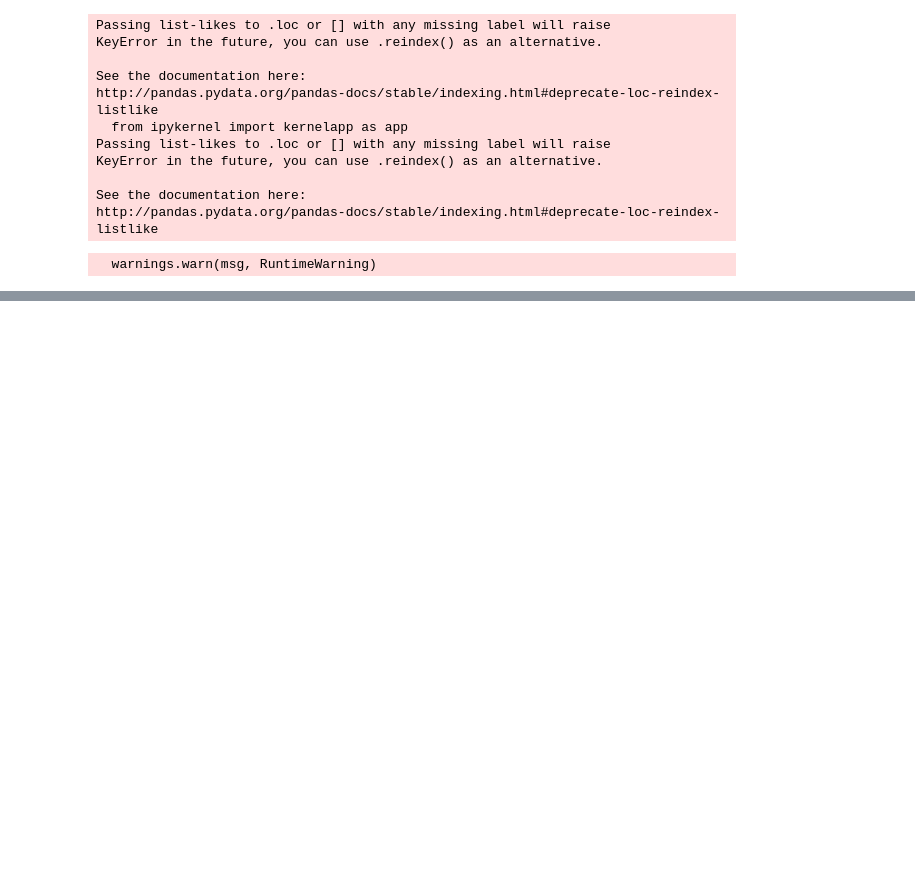
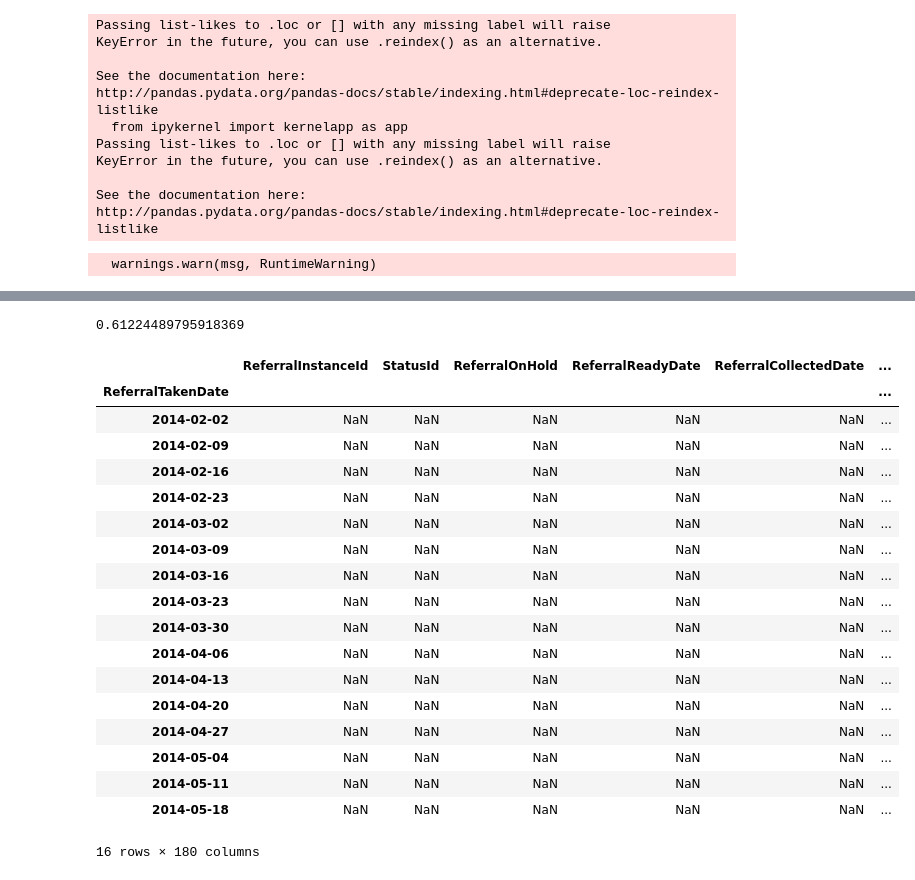
Before and after one commit to DataKind-UK/Welcome-Centre-DataCorps-Code, a Jupyter notebook: notebooks/initial_model.ipynb, the cells around one changed output, grey strips where cells are left out. Saved outputs shown, nothing was run; the diff lists cells and outputs as text; code cells hidden in the pictures; blank space fills up the shorter version.

```diff
--- a/notebooks/initial_model.ipynb
+++ b/notebooks/initial_model.ipynb
@@ -565,0 +410,2 @@ y = np.random.rand(10)
+# %%
+referrals2 = referrals.pipe(calc_look_ahead_stats)
@@ -565,0 +429,4 @@ y = np.random.rand(10)
+# %%
+referrals2 = referrals2[referrals2['weeks']>52]
+# %%
+referrals2 = referrals2.sort_values('ReferralTakenDate')
@@ -569,0 +576,28 @@ def top_n_match(x, y, top_n_percent=10):
+# %%
+top_10[top_10['simple']]['pred'].mean()
+# %% [output]
+0.61224489795918369
+# %%
+test = referrals2[referrals2['ClientId']==2]
+# %%
+test.set_index('ReferralTakenDate').resample('1W').asfreq()
+# %% [output]
+|  | ReferralInstanceId | StatusId | ReferralOnHold | ReferralReadyDate | ReferralCollectedDate | ... |
+| ReferralTakenDate |  |  |  |  |  | ... |
+| 2014-02-02 | NaN | NaN | NaN | NaN | NaN | ... |
+| 2014-02-09 | NaN | NaN | NaN | NaN | NaN | ... |
+| 2014-02-16 | NaN | NaN | NaN | NaN | NaN | ... |
+| 2014-02-23 | NaN | NaN | NaN | NaN | NaN | ... |
+| 2014-03-02 | NaN | NaN | NaN | NaN | NaN | ... |
+| 2014-03-09 | NaN | NaN | NaN | NaN | NaN | ... |
+| 2014-03-16 | NaN | NaN | NaN | NaN | NaN | ... |
+| 2014-03-23 | NaN | NaN | NaN | NaN | NaN | ... |
+| 2014-03-30 | NaN | NaN | NaN | NaN | NaN | ... |
+| 2014-04-06 | NaN | NaN | NaN | NaN | NaN | ... |
+| 2014-04-13 | NaN | NaN | NaN | NaN | NaN | ... |
+| 2014-04-20 | NaN | NaN | NaN | NaN | NaN | ... |
+| 2014-04-27 | NaN | NaN | NaN | NaN | NaN | ... |
+| 2014-05-04 | NaN | NaN | NaN | NaN | NaN | ... |
+| 2014-05-11 | NaN | NaN | NaN | NaN | NaN | ... |
+| 2014-05-18 | NaN | NaN | NaN | NaN | NaN | ... |
+16 rows × 180 columns
```
Also changed, not shown: parts of 35 cells of this notebook.
